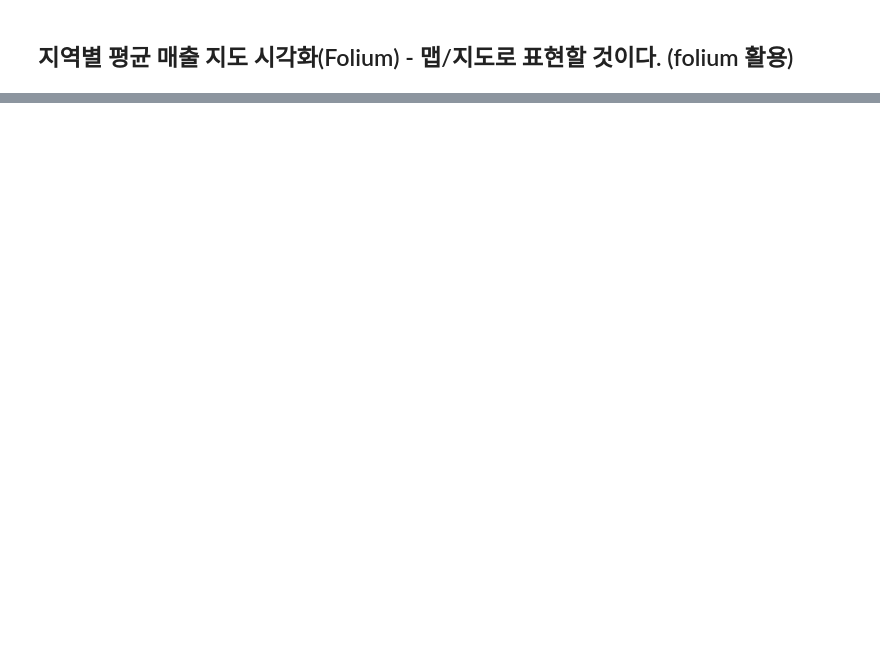
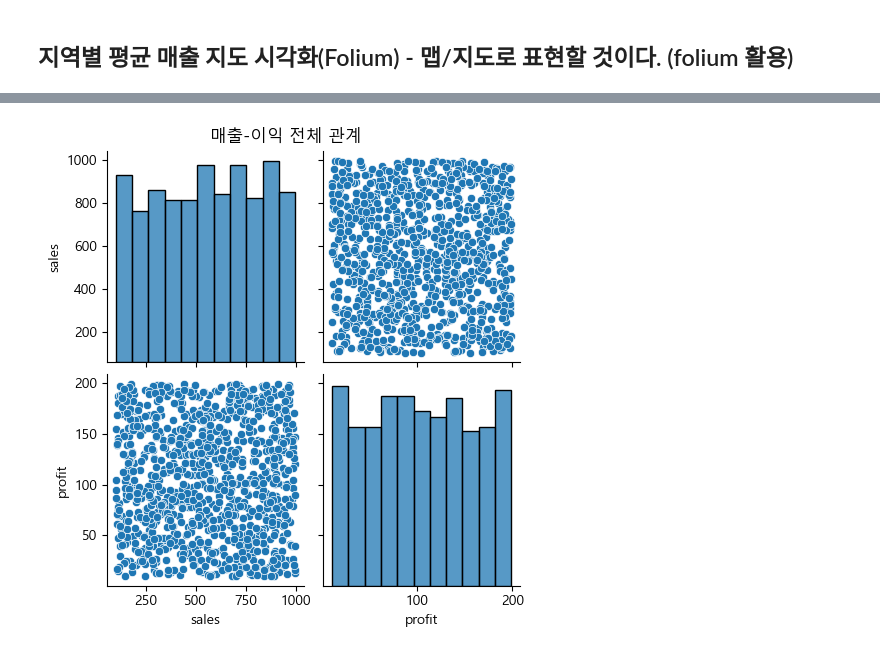
Before and after one commit to efforthye/human-ai, a Jupyter notebook: workspace/4-01) python_visualization.ipynb, the cells around one changed output, grey strips where cells are left out. Cells and saved outputs as stored; diff of their text form; code cells hidden in the pictures; blank space fills up the shorter version.

```diff
--- a/workspace/4-01) python_visualization.ipynb
+++ b/workspace/4-01) python_visualization.ipynb
@@ -234,3 +234,10 @@ m.save('sales_map.html')
 m
 # %% [output]
 [interactive output not drawn]
+# %%
+## 각 조합 별 산점도를 자동으로 그려주고, 데이터 간 상관 ㅇㄱ
+sns.pairplot(df[['sales','profit']], kind='scatter')
+plt.suptitle('매출-이익 전체 관계', y=1.02)
+plt.show()
+# %% [output]
+[figure, added]
```
Also changed, not shown: 2 other files.
